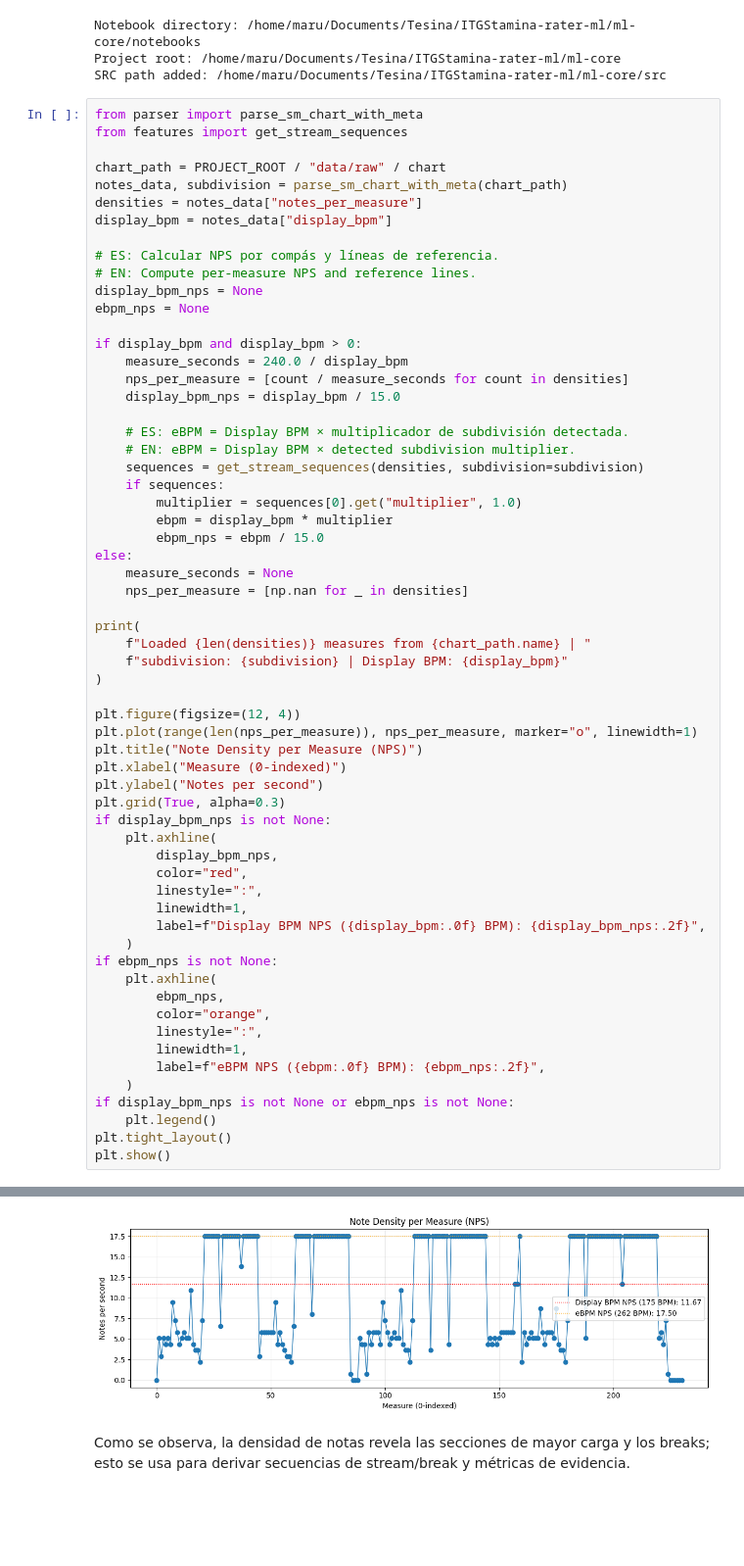
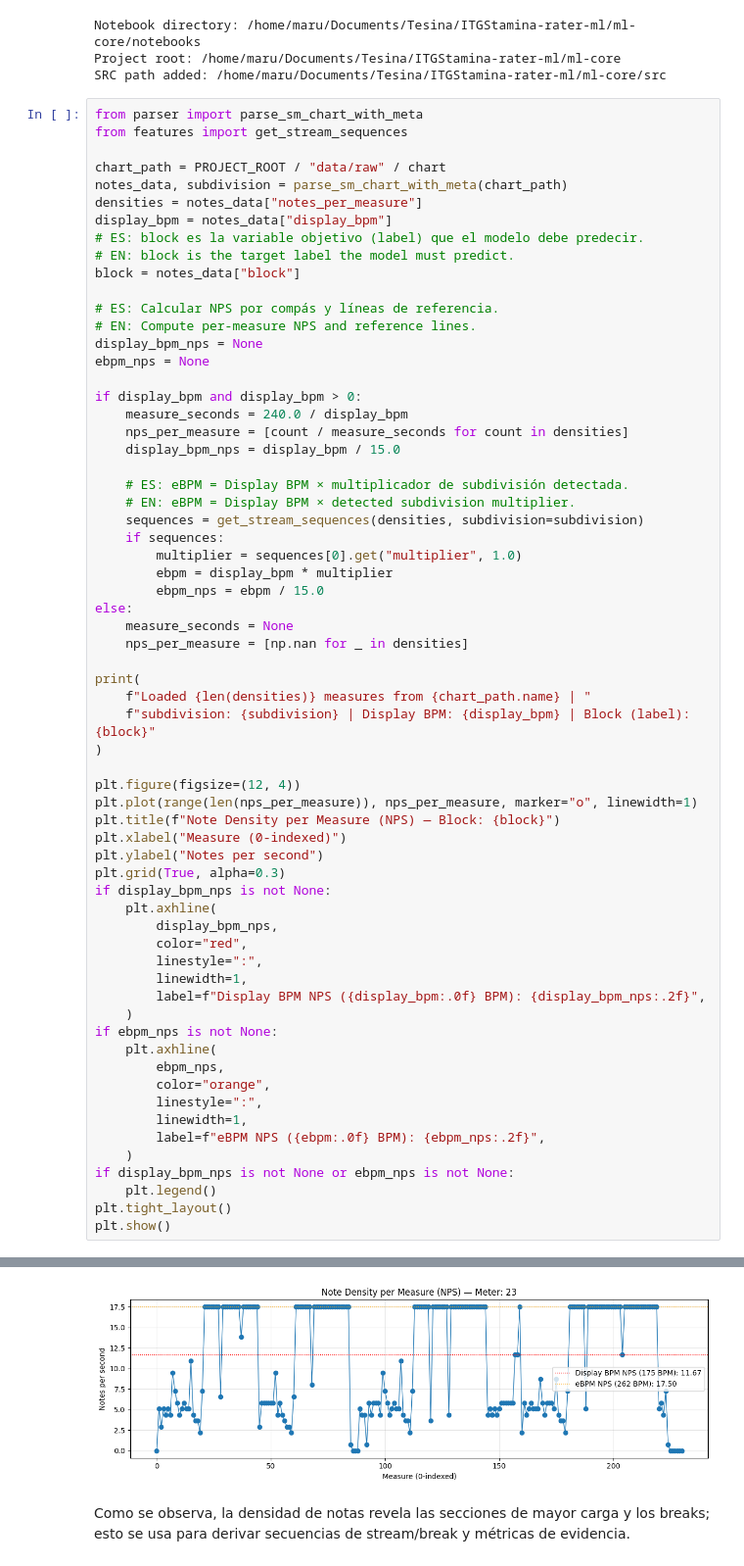
Before and after one commit to MaruDeHabanero/ITGStamina-rater-ml, a Jupyter notebook: ml-core/notebooks/01_feature_validation.ipynb, the cells around one changed output, grey strips where cells are left out. Shown at 98% size. Cells and saved outputs as stored; diff of their text form; blank space fills up the shorter version.

```diff
--- a/ml-core/notebooks/01_feature_validation.ipynb
+++ b/ml-core/notebooks/01_feature_validation.ipynb
@@ -39,6 +39,9 @@ chart_path = PROJECT_ROOT / "data/raw" / chart
 notes_data, subdivision = parse_sm_chart_with_meta(chart_path)
 densities = notes_data["notes_per_measure"]
 display_bpm = notes_data["display_bpm"]
+# ES: block es la variable objetivo (label) que el modelo debe predecir.
+# EN: block is the target label the model must predict.
+block = notes_data["block"]
 
 # ES: Calcular NPS por compás y líneas de referencia.
 # EN: Compute per-measure NPS and reference lines.
@@ -63,12 +66,12 @@ else:
 
 print(
     f"Loaded {len(densities)} measures from {chart_path.name} | "
-    f"subdivision: {subdivision} | Display BPM: {display_bpm}"
+    f"subdivision: {subdivision} | Display BPM: {display_bpm} | Block (label): {block}"
 )
 
 plt.figure(figsize=(12, 4))
 plt.plot(range(len(nps_per_measure)), nps_per_measure, marker="o", linewidth=1)
-plt.title("Note Density per Measure (NPS)")
+plt.title(f"Note Density per Measure (NPS) — Block: {block}")
 plt.xlabel("Measure (0-indexed)")
 plt.ylabel("Notes per second")
 plt.grid(True, alpha=0.3)
@@ -97,4 +100,4 @@ Loaded 231 measures from Cycle Hit.sm | subdivision: 24 | Display BPM: 175.0
-[figure, old version]
+[figure, new version]
 # %% [markdown]
 Como se observa, la densidad de notas revela las secciones de mayor carga y los breaks; esto se usa para derivar secuencias de stream/break y métricas de evidencia.
 # %%
```
Also changed, not shown: parts of 3 cells of this notebook, 1 other file.
